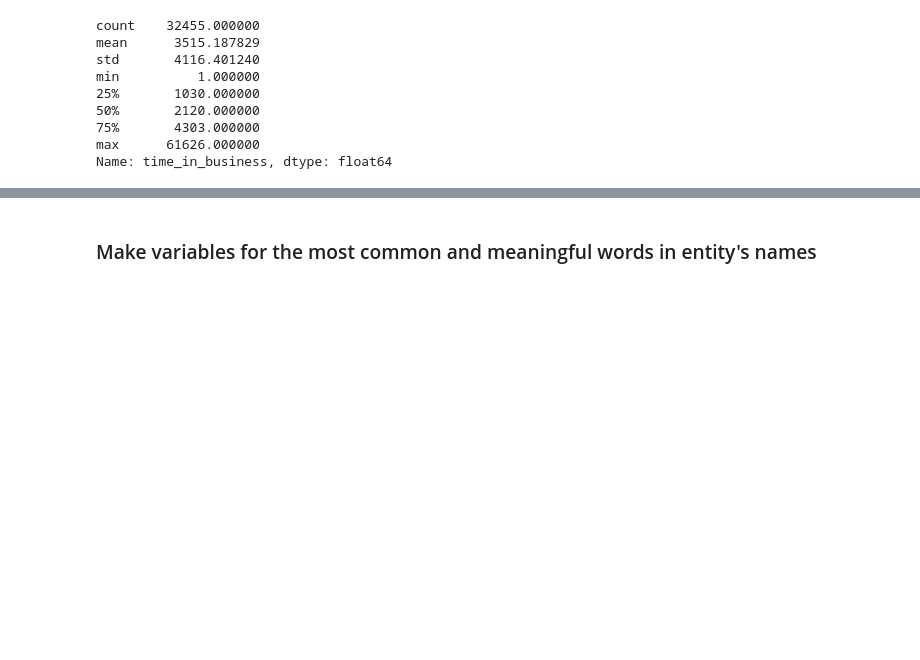
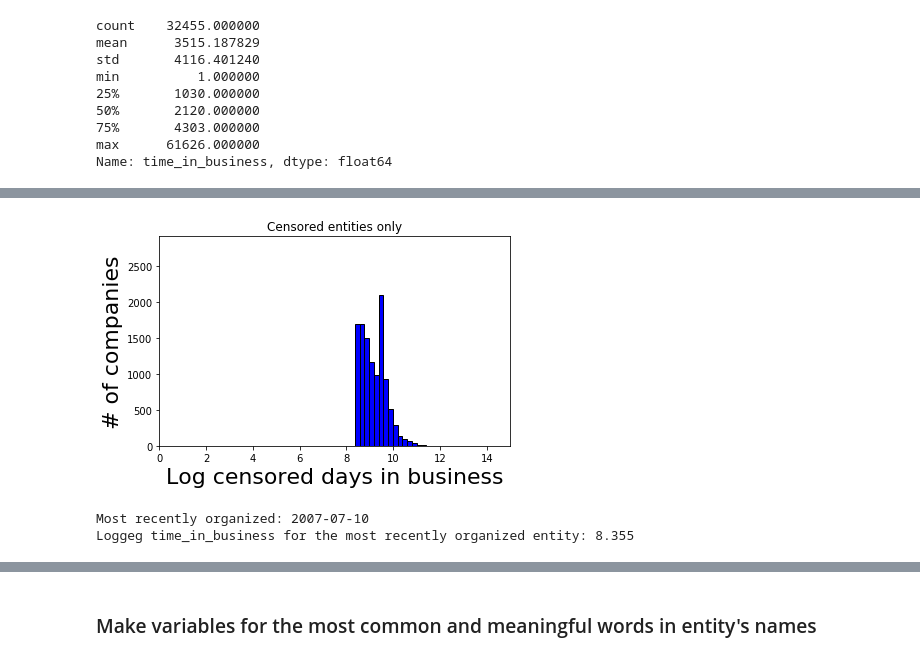
Before and after one commit to Yoyoyoyoyoyoyo/when_companies_die, a Jupyter notebook: predicting_when_companies_die.ipynb, the cells around one changed output, grey strips where cells are left out. Saved outputs shown, nothing was run; the diff lists cells and outputs as text; code cells hidden in the pictures; blank space fills up the shorter version.

```diff
--- a/predicting_when_companies_die.ipynb
+++ b/predicting_when_companies_die.ipynb
@@ -96,0 +114,7 @@ plt.show()
+# %%
+# 1 == the event (company became inactive), 0 == censored (not inactive as of 3/1/2019)
+df['is_tib_censored'] = np.where(pd.notnull(df['InactiveDate']), 1, 0)
+
+print("Inactive dates:", df.InactiveDate.head())
+print("")
+print("Censored conclusion:", df.is_tib_censored.head())
@@ -96,0 +135,21 @@ plt.show()
+# %%
+df_uncensored_only = df[df.is_tib_censored == 0]
+
+plt.hist(df_uncensored_only.log_censored_tib, bins = 15,
+         color = 'blue', edgecolor = 'black')
+plt.axis([0, 15, 0, df.shape[0] / 15])
+plt.xlabel('Log censored days in business', size = 22)
+plt.ylabel('# of companies', size= 22)
+plt.title('Censored entities only')
+
+plt.tight_layout()
+plt.show()
+# %% [output]
+[figure, added]
+# %%
+print("Most recently organized:", df.OrganisationDate.max())
+print("Loggeg time_in_business for the most recently organized entity:",
+      round(math.log((datetime.date(2019, 3, 1) - df.OrganisationDate.max()).days), 3))
+# %% [output]
+Most recently organized: 2007-07-10
+Loggeg time_in_business for the most recently organized entity: 8.355
```
Also changed, not shown: parts of 43 cells of this notebook.
